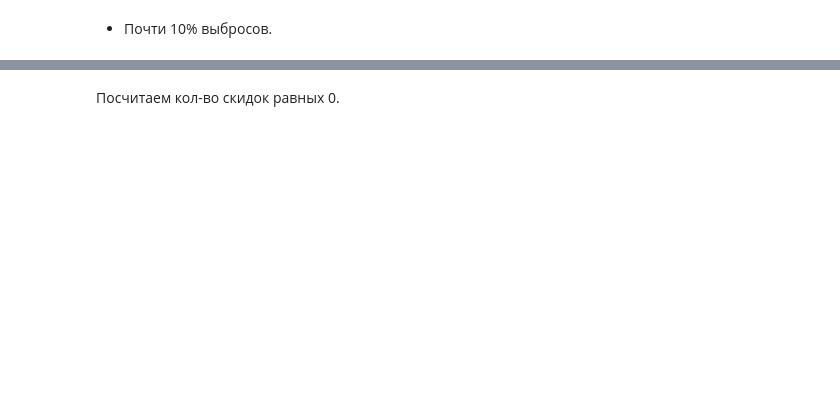
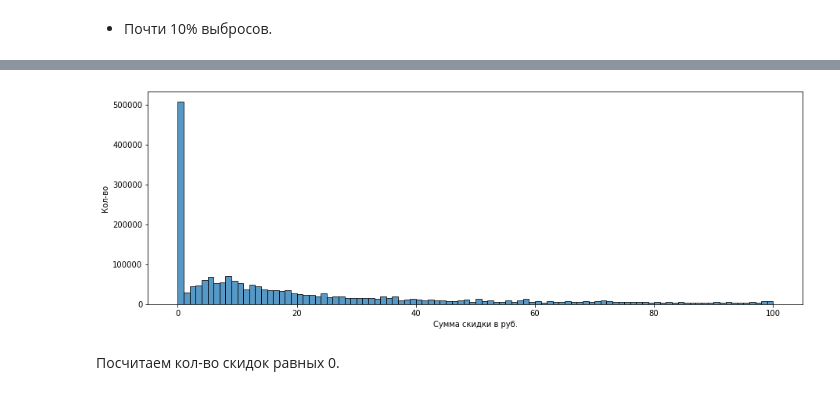
Before and after one commit to snakerzr/cupcake_churn_prediction, a Jupyter notebook: notebook.ipynb, the cells around one changed output, grey strips where cells are left out. Saved outputs shown, nothing was run; the diff lists cells and outputs as text; code cells hidden in the pictures; blank space fills up the shorter version.

```diff
--- a/notebook.ipynb
+++ b/notebook.ipynb
@@ -829,9 +857,12 @@ plt.show()
 # %%
 fig,ax = plt.subplots(1,1,figsize=(15,5))
 sns.histplot(x=df['gest_Discount'],ax=ax,binwidth=1,binrange=(0,100))
-
+ax.set_ylabel('Кол-во')
+ax.set_xlabel(xlabel)
 plt.show()
 # ДОБАВИТЬ НАЗВАНИЕ ГРАФИКОВ И ОСЕЙ
+# %% [output]
+[figure, added]
 # %% [markdown]
 Посчитаем кол-во скидок равных 0.
 # %%
```
Also changed, not shown: parts of 78 cells of this notebook.
